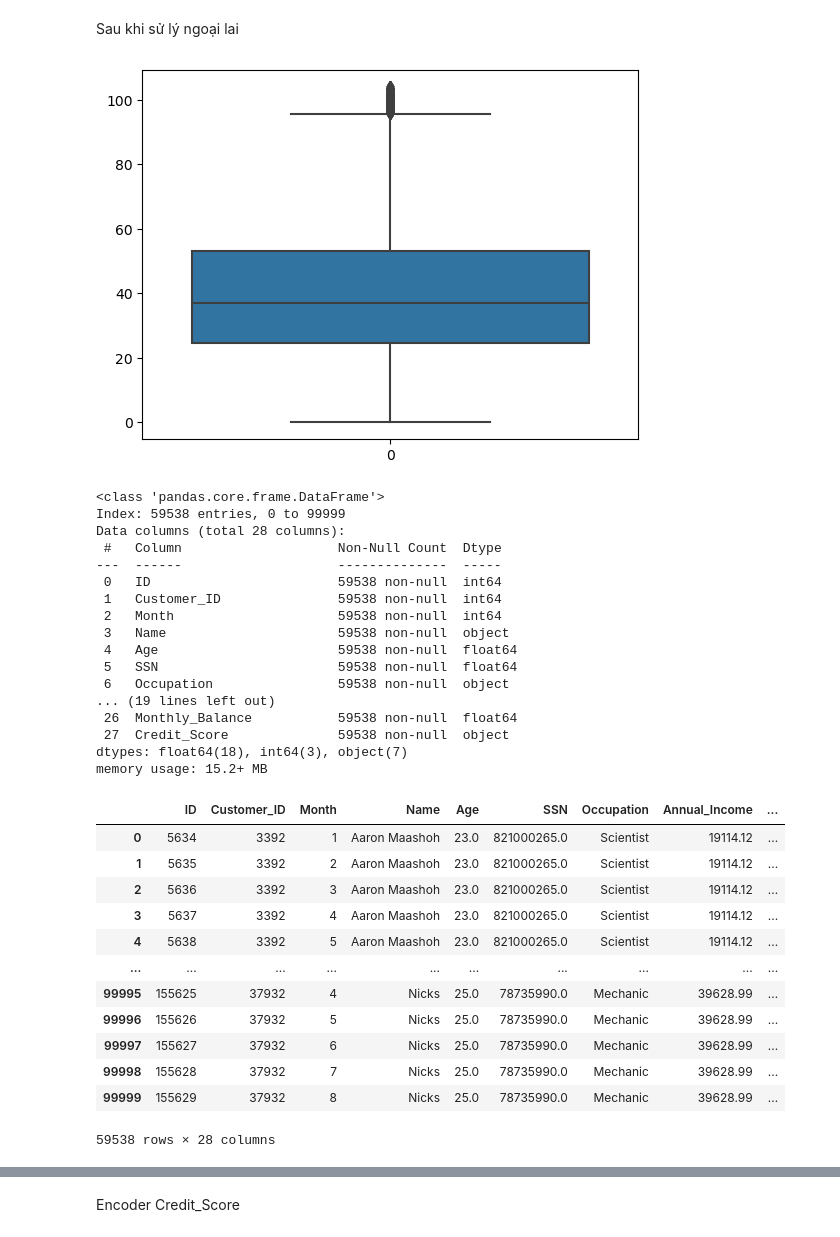
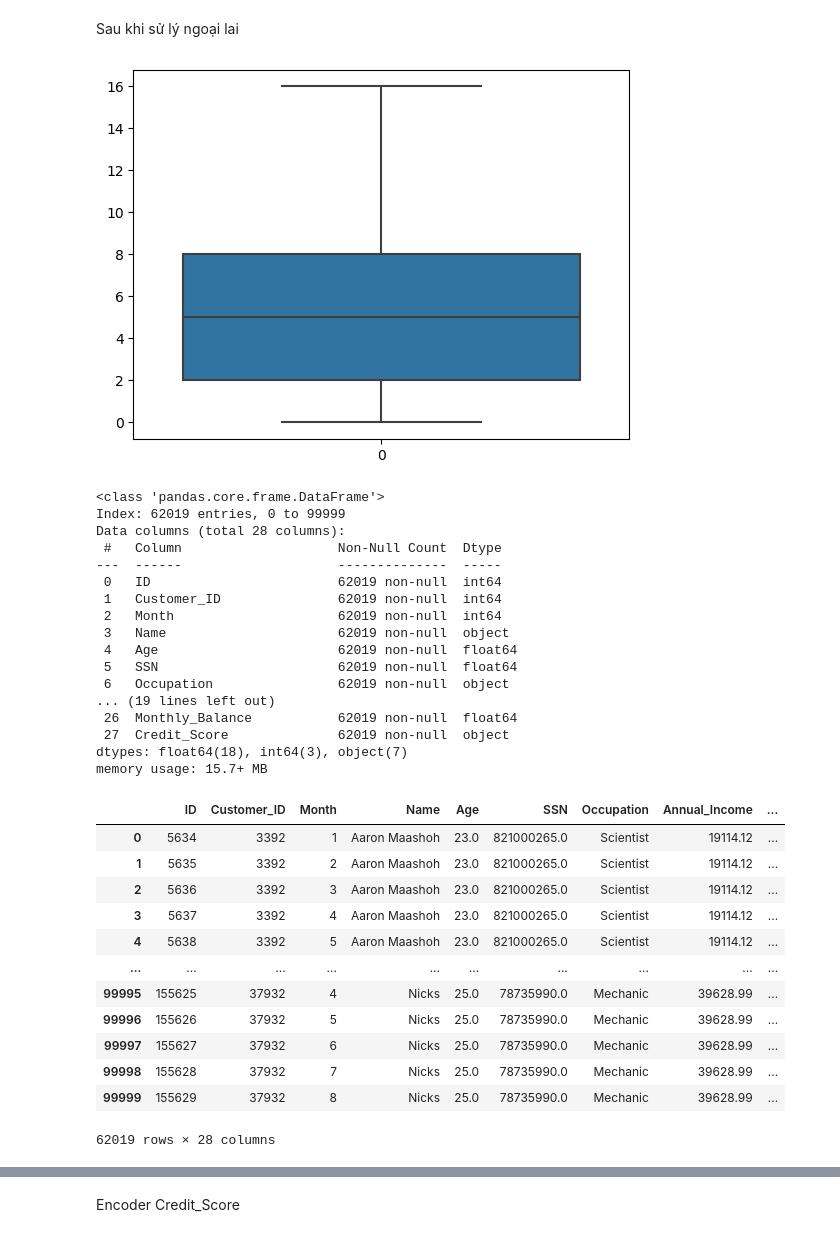
Before and after one commit to ThangQT2606/AI-ML-DL, a Jupyter notebook: banking.ipynb, the cells around one changed output, grey strips where cells are left out. Drawn from its saved outputs; the diff is of its cells as text; code cells hidden in the pictures.

```diff
--- a/banking.ipynb
+++ b/banking.ipynb
@@ -103,4 +103,4 @@ plt.show()
 "Total_EMI_per_month", "Amount_invested_monthly", "Monthly_Balance"
 # %%
 process_noise = ["Amount_invested_monthly", "Num_Credit_Inquiries", "Delay_from_due_date", "Monthly_Inhand_Salary", "Outstanding_Debt",
-                "Monthly_Balance"]
+                "Monthly_Balance", "Annual_Income", "Changed_Credit_Limit", "Credit_Utilization_Ratio", "Total_EMI_per_month"]
@@ -110,43 +107,39 @@ pos = 0
+# %%
+df_iqr = df.copy()
 # %%
-q25, q75 = np.quantile(df["Total_EMI_per_month"], 0.25), np.quantile(df["Total_EMI_per_month"], 0.75)
-iqr = q75 - q25
-lower, upper = q25 - 0.75*iqr, q75 + 0.75*iqr
-df_iqr = df[(df["Total_EMI_per_month"] < upper) & (df["Total_EMI_per_month"] > lower)]
+for _encode in process_noise:
+    q25, q75 = np.quantile(df_iqr[_encode], 0.25), np.quantile(df_iqr[_encode], 0.75)
+    iqr = q75 - q25
+    lower, upper = q25 - 1.25*iqr, q75 + 1.25*iqr
+    df_iqr = df_iqr[(df_iqr[_encode] < upper) & (df_iqr[_encode] > lower)]
-# %%
-for _number_col in process_noise:
-    q25, q75 = np.quantile(df_iqr[_number_col], 0.25), np.quantile(df_iqr[_number_col], 0.75)
-    iqr = q75 - q25
-    lower, upper = q25 - index[pos]*iqr, q75 + index[pos]*iqr
-    df_iqr = df_iqr[(df_iqr[_number_col] < upper) & (df_iqr[_number_col] > lower)]
-    pos += 1
 # %% [markdown]
 Sau khi sử lý ngoại lai
 # %%
 fig, axs = plt.subplots()
-sns.boxplot(data=df_iqr["Amount_invested_monthly"])
+sns.boxplot(data=df_iqr["Num_Credit_Inquiries"])
 plt.show()
 # %% [output]
-[figure, old version]
+[figure, new version]
 # %%
 df_iqr.info()
 # %% [output]
 <class 'pandas.core.frame.DataFrame'>
-Index: 59538 entries, 0 to 99999
+Index: 62019 entries, 0 to 99999
 Data columns (total 28 columns):
  #   Column                    Non-Null Count  Dtype
 ---  ------                    --------------  -----
- 0   ID                        59538 non-null  int64
- 1   Customer_ID               59538 non-null  int64
- 2   Month                     59538 non-null  int64
- 3   Name                      59538 non-null  object
- 4   Age                       59538 non-null  float64
- 5   SSN                       59538 non-null  float64
- 6   Occupation                59538 non-null  object
+ 0   ID                        62019 non-null  int64
+ 1   Customer_ID               62019 non-null  int64
+ 2   Month                     62019 non-null  int64
+ 3   Name                      62019 non-null  object
+ 4   Age                       62019 non-null  float64
+ 5   SSN                       62019 non-null  float64
+ 6   Occupation                62019 non-null  object
 ... (19 lines left out)
- 26  Monthly_Balance           59538 non-null  float64
- 27  Credit_Score              59538 non-null  object
+ 26  Monthly_Balance           62019 non-null  float64
+ 27  Credit_Score              62019 non-null  object
 dtypes: float64(18), int64(3), object(7)
-memory usage: 15.2+ MB
+memory usage: 15.7+ MB
 # %%
 df_iqr
 # %% [output]
@@ -162,7 +155,7 @@ df_iqr
 | 99997 | 155627 | 37932 | 6 | Nicks | 25.0 | 78735990.0 | Mechanic | 39628.99 | ... |
 | 99998 | 155628 | 37932 | 7 | Nicks | 25.0 | 78735990.0 | Mechanic | 39628.99 | ... |
 | 99999 | 155629 | 37932 | 8 | Nicks | 25.0 | 78735990.0 | Mechanic | 39628.99 | ... |
-59538 rows × 28 columns
+62019 rows × 28 columns
 # %%
 df_iqr.describe()
 # %% [output]
```
Also changed, not shown: parts of 36 cells of this notebook, 1 other file.
